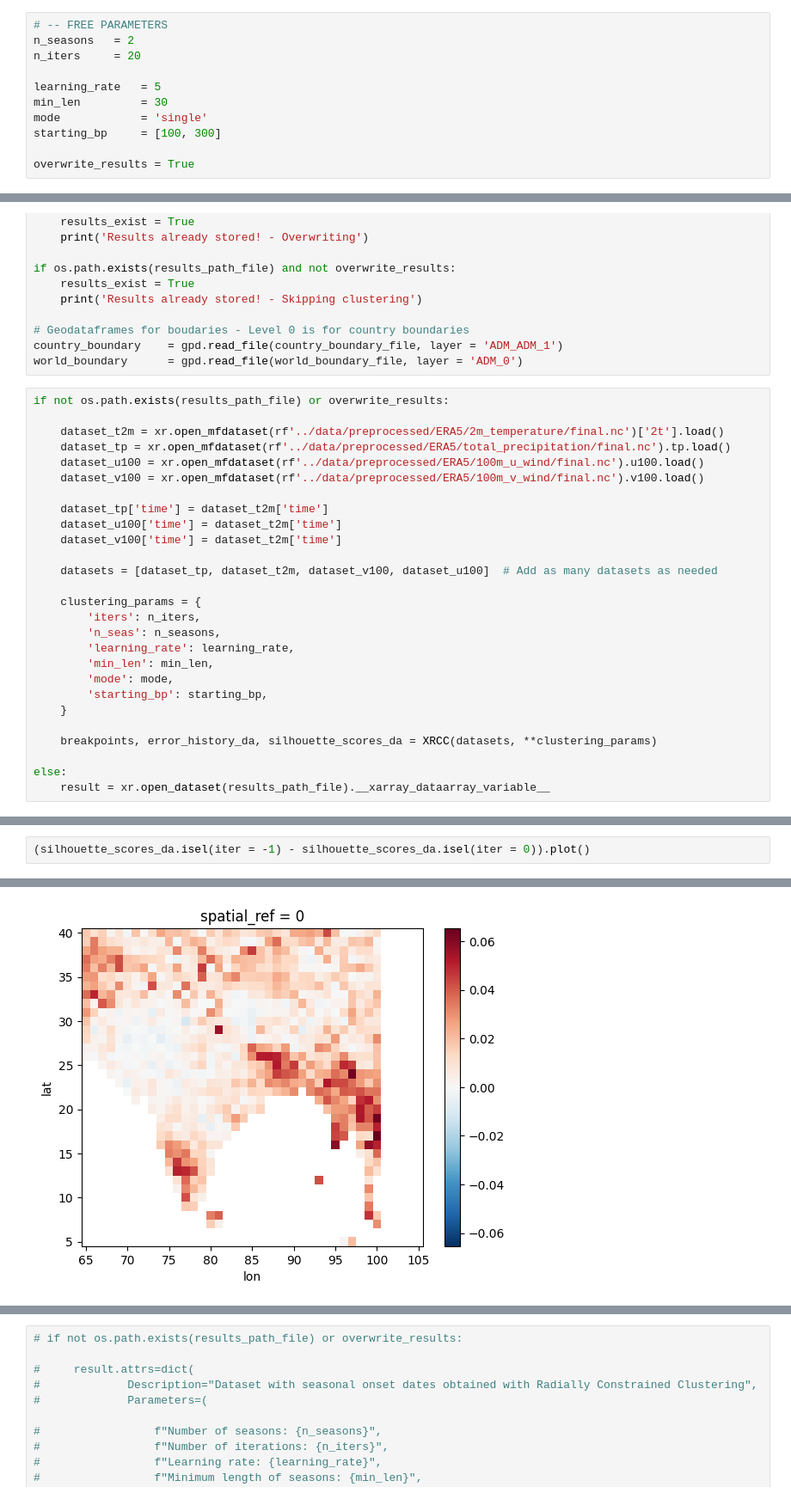
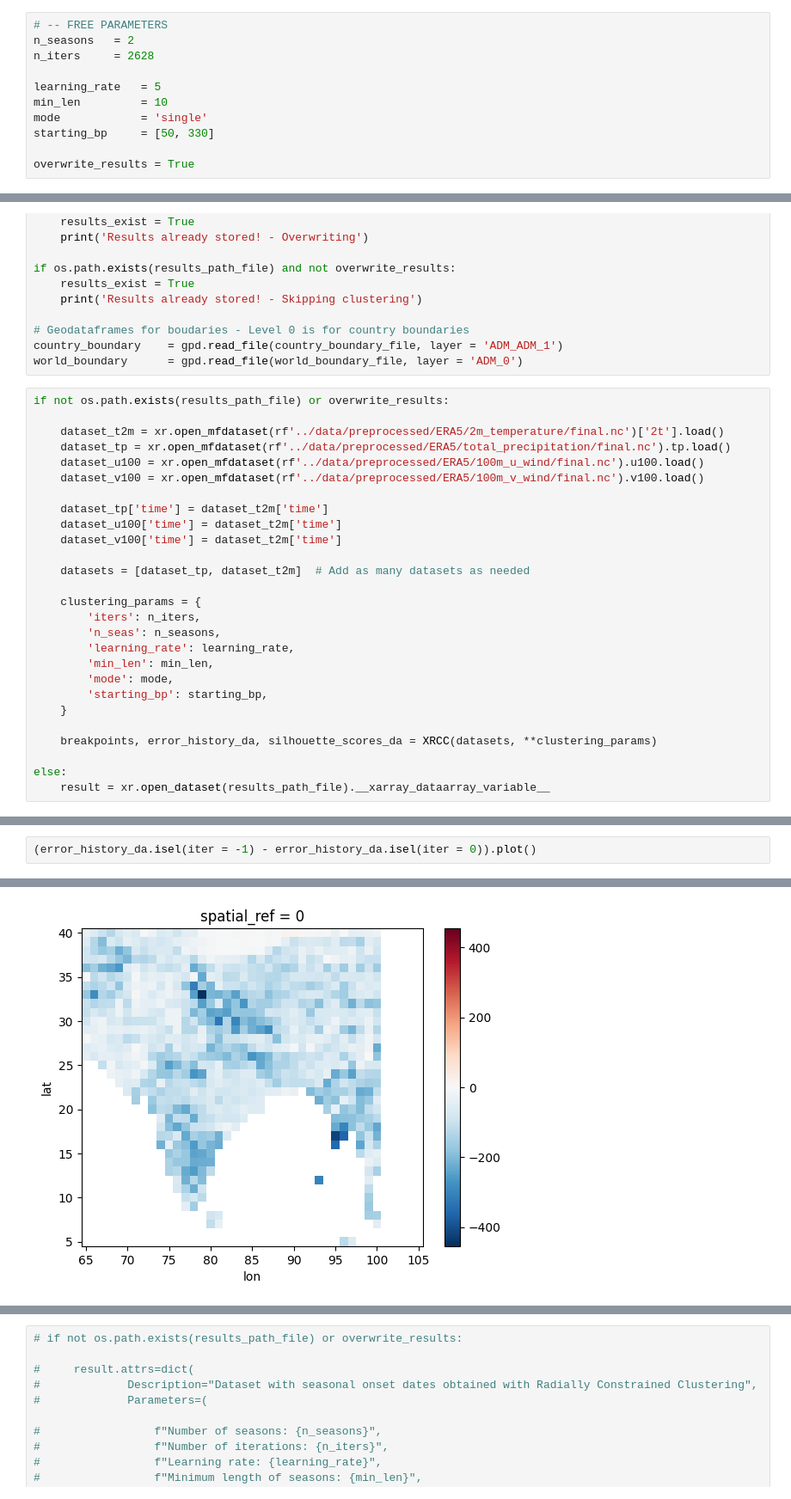
Before and after one commit to JGrassi97/XSeasonsDetect, a Jupyter notebook: notebooks/04_clustering.ipynb, the cells around one changed output, grey strips where cells are left out. Shown at 86% size. Cells and saved outputs as stored; diff of their text form.

```diff
--- a/notebooks/04_clustering.ipynb
+++ b/notebooks/04_clustering.ipynb
@@ -22,12 +22,12 @@ from IPython.display import display
 # %%
 # -- FREE PARAMETERS
 n_seasons   = 2
-n_iters     = 20
+n_iters     = 2628
 
 learning_rate   = 5
-min_len         = 30
+min_len         = 10
 mode            = 'single'
-starting_bp     = [100, 300]
+starting_bp     = [50, 330]
 
 overwrite_results = True
 # %%
@@ -62,7 +62,7 @@ if not os.path.exists(results_path_file) or overwrite_results:
     dataset_u100['time'] = dataset_t2m['time']
     dataset_v100['time'] = dataset_t2m['time']
 
-    datasets = [dataset_tp, dataset_t2m, dataset_v100, dataset_u100]  # Add as many datasets as needed
+    datasets = [dataset_tp, dataset_t2m]  # Add as many datasets as needed
 
     clustering_params = {
         'iters': n_iters,
@@ -80,8 +129,8 @@ else:
 # %%
-(silhouette_scores_da.isel(iter = -1) - silhouette_scores_da.isel(iter = 0)).plot()
+(error_history_da.isel(iter = -1) - error_history_da.isel(iter = 0)).plot()
 # %% [output]
 <matplotlib.collections.QuadMesh at 0x...>
-[figure, old version]
+[figure, new version]
 # %%
 # Load country boundary data
 # mask_boundary = gpd.read_file(world_boundary_file, layer='ADM_1')
```
Also changed, not shown: parts of 6 cells of this notebook, 4 other files.
